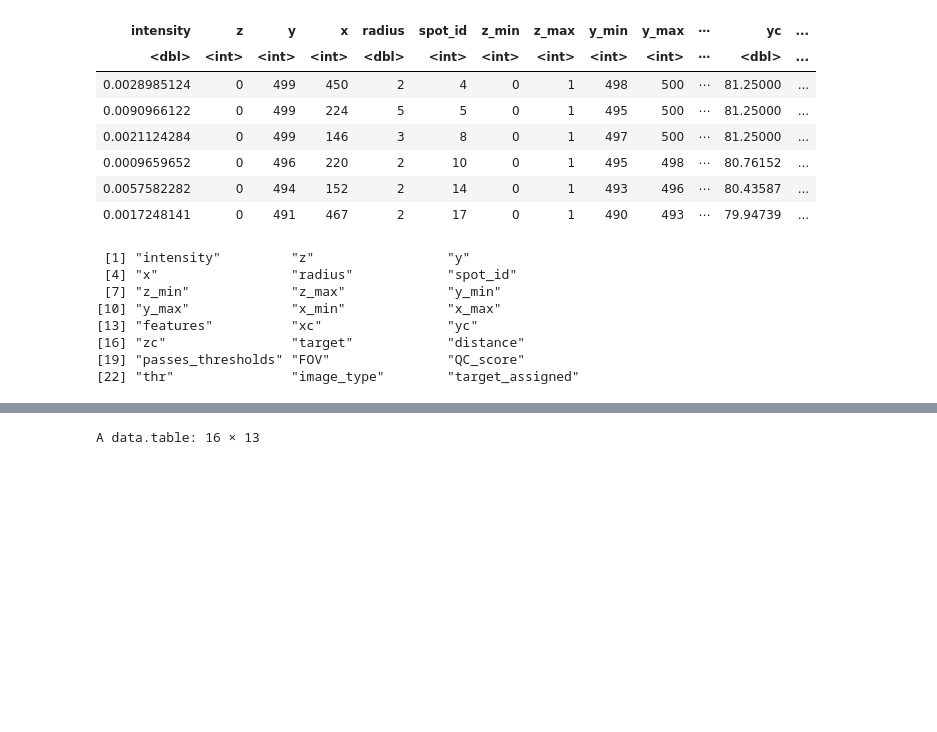
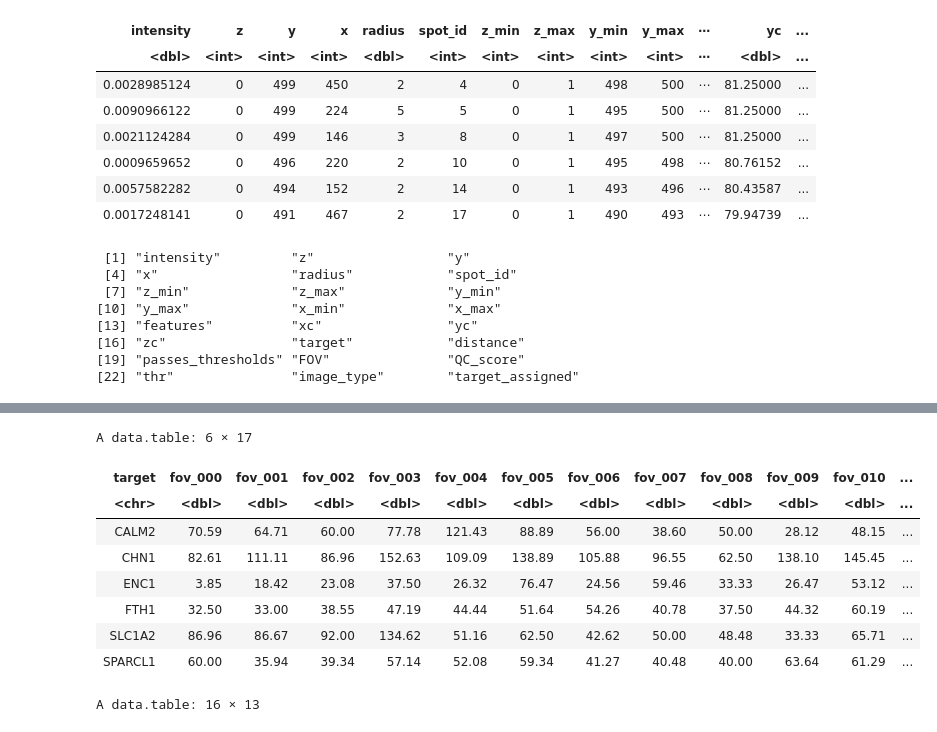
Before and after one commit to ggirelli/deconwolf-in-situ-transcriptomics, a Jupyter notebook: notebooks/1.1_visualize_selected_transcripts.ipynb, the cells around one changed output, grey strips where cells are left out. Drawn from its saved outputs; the diff is of its cells as text; code cells hidden in the pictures; blank space fills up the shorter version.

```diff
--- a/notebooks/1.1_visualize_selected_transcripts.ipynb
+++ b/notebooks/1.1_visualize_selected_transcripts.ipynb
@@ -113,3 +115,16 @@ A data.table: 6 × 3
+# %%
+dcast(dcast(pdata[, .N, by=c("target", "image_type", "FOV")], FOV+target~image_type, value.var="N"
+           )[, .(FOV, target, reldelta=round((dw-raw)/raw*100, 2))], target~FOV, value.var="reldelta")
+# %% [output]
+A data.table: 6 × 17
+| target | fov_000 | fov_001 | fov_002 | fov_003 | fov_004 | fov_005 | fov_006 | fov_007 | fov_008 | fov_009 | fov_010 | ... |
+| <chr> | <dbl> | <dbl> | <dbl> | <dbl> | <dbl> | <dbl> | <dbl> | <dbl> | <dbl> | <dbl> | <dbl> | ... |
+| CALM2 | 70.59 | 64.71 | 60.00 | 77.78 | 121.43 | 88.89 | 56.00 | 38.60 | 50.00 | 28.12 | 48.15 | ... |
+| CHN1 | 82.61 | 111.11 | 86.96 | 152.63 | 109.09 | 138.89 | 105.88 | 96.55 | 62.50 | 138.10 | 145.45 | ... |
+| ENC1 | 3.85 | 18.42 | 23.08 | 37.50 | 26.32 | 76.47 | 24.56 | 59.46 | 33.33 | 26.47 | 53.12 | ... |
+| FTH1 | 32.50 | 33.00 | 38.55 | 47.19 | 44.44 | 51.64 | 54.26 | 40.78 | 37.50 | 44.32 | 60.19 | ... |
+| SLC1A2 | 86.96 | 86.67 | 92.00 | 134.62 | 51.16 | 62.50 | 42.62 | 50.00 | 48.48 | 33.33 | 65.71 | ... |
+| SPARCL1 | 60.00 | 35.94 | 39.34 | 57.14 | 52.08 | 59.34 | 41.27 | 40.48 | 40.00 | 63.64 | 61.29 | ... |
 # %%
 dcast(pdata[, .N, by=c("target", "image_type", "FOV")], FOV~target+image_type, value.var="N")
 # %% [output]
```
Also changed, not shown: parts of 2 cells of this notebook.
